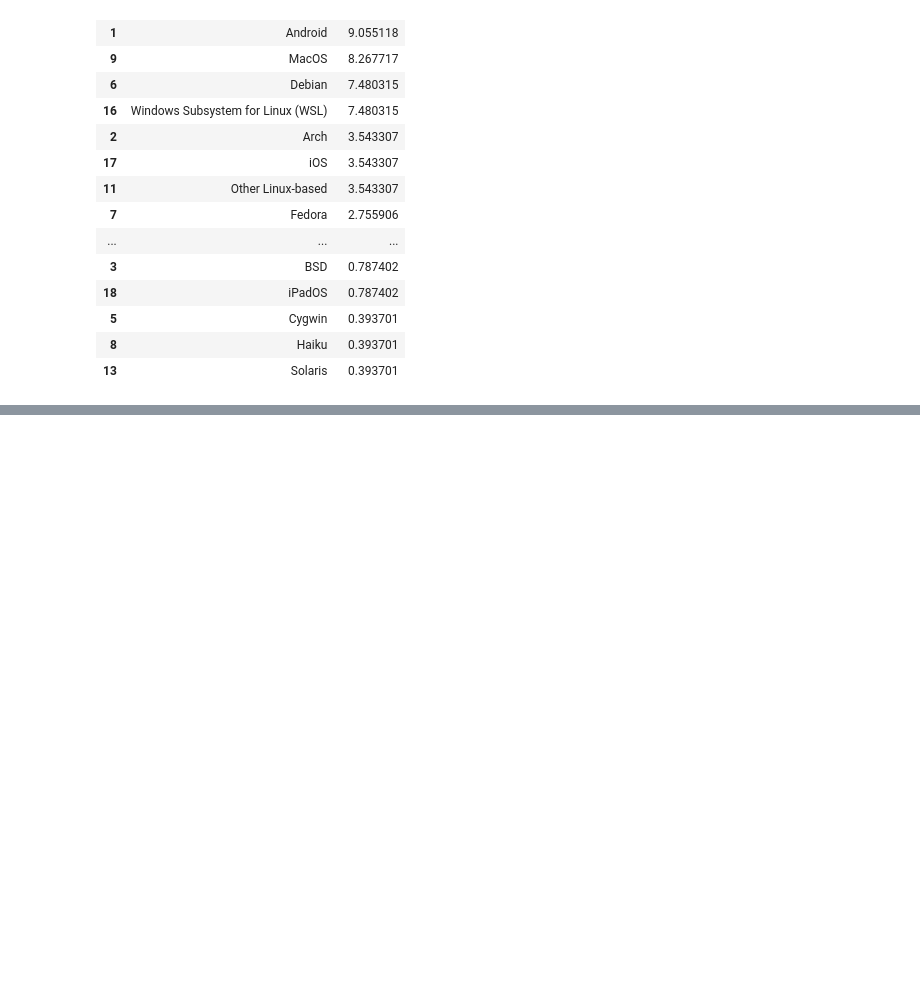
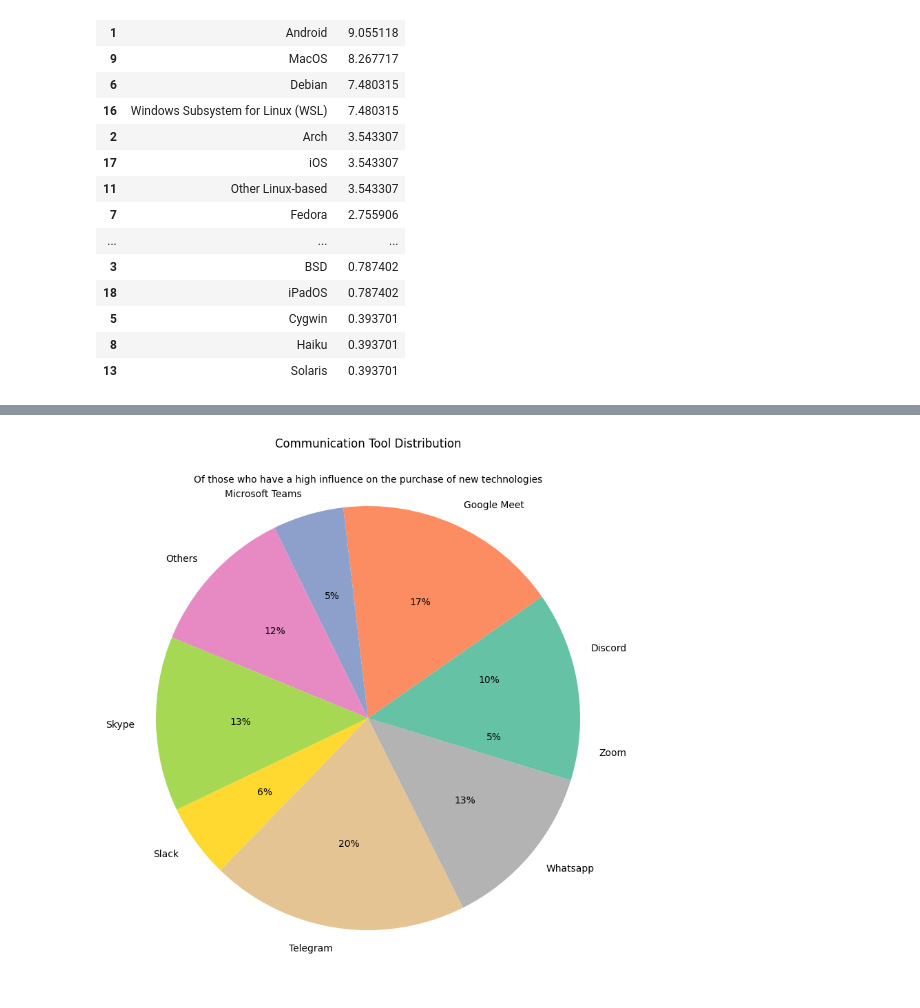
Before and after one commit to abrahim-k/stack_overflow_data, a Jupyter notebook: stack_overflow.ipynb, the cells around one changed output, grey strips where cells are left out. Drawn from its saved outputs; the diff is of its cells as text; code cells hidden in the pictures; blank space fills up the shorter version.

```diff
--- a/stack_overflow.ipynb
+++ b/stack_overflow.ipynb
@@ -362,3 +433,7 @@ high_influence_communication
+# %%
+plotter.give_pie_plot(high_influence_communication, 'a high influence', 'OfficeStackSyncHaveWorkedWith', 'Communication Tool')
+# %% [output]
+[figure, added]
 # %%
 
 some_influence_communication = some_result_maker.get_percentages_df_by_column('OfficeStackSyncHaveWorkedWith')
```
Also changed, not shown: parts of 20 cells of this notebook.
